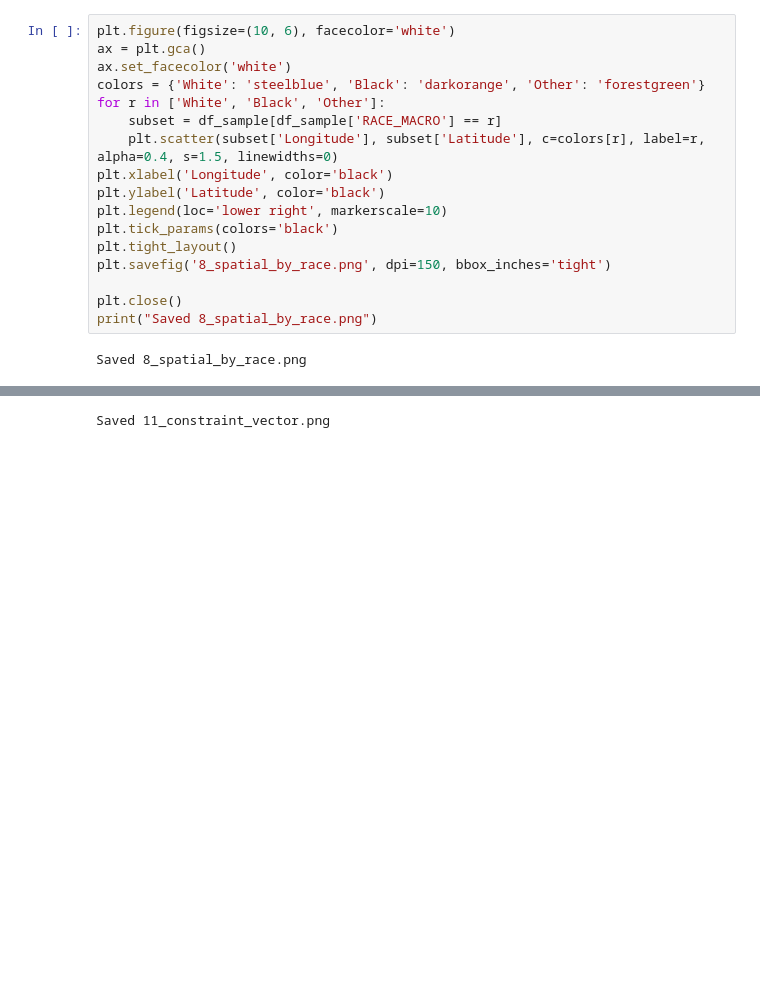
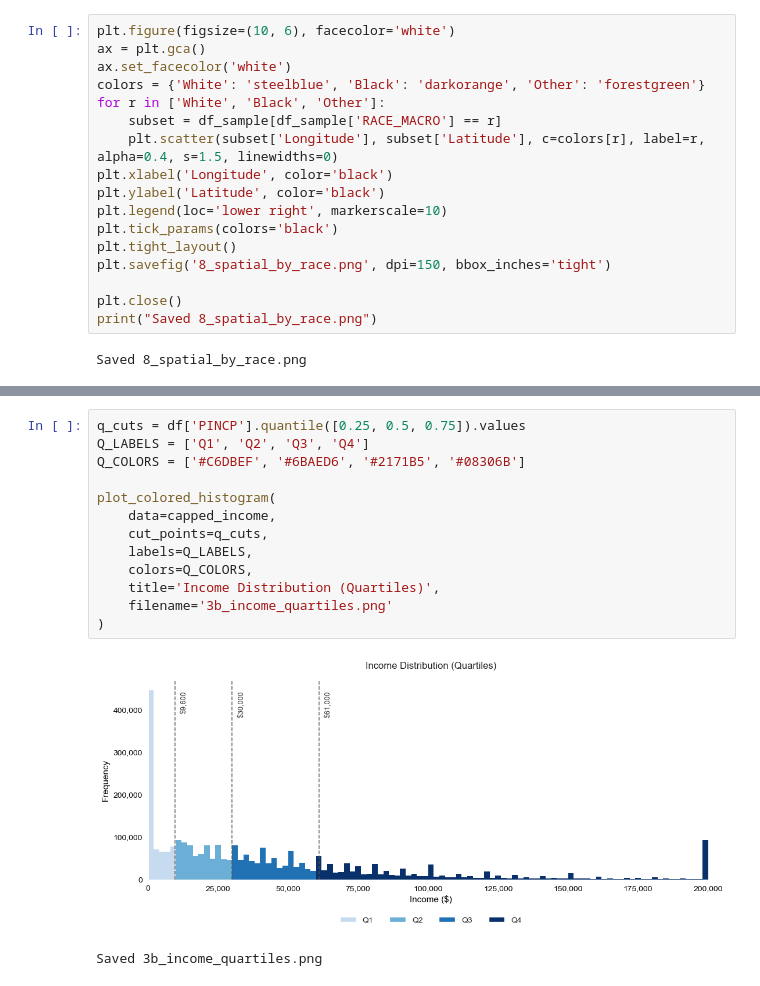
Before and after one commit to PeeterTarvas/MastersThesis, a Jupyter notebook: datasets.ipynb, the cells around one changed output, grey strips where cells are left out. Saved outputs shown, nothing was run; the diff lists cells and outputs as text; blank space fills up the shorter version.

```diff
--- a/datasets.ipynb
+++ b/datasets.ipynb
@@ -333,3 +406,16 @@ Saved 10_disparity_kde.png
 # %%
+q_cuts = df['PINCP'].quantile([0.25, 0.5, 0.75]).values
+Q_LABELS = ['Q1', 'Q2', 'Q3', 'Q4']
+Q_COLORS = ['#C6DBEF', '#6BAED6', '#2171B5', '#08306B']
+
+plot_colored_histogram(
+    data=capped_income,
+    cut_points=q_cuts,
+    labels=Q_LABELS,
+    colors=Q_COLORS,
+    title='Income Distribution (Quartiles)',
+    filename='3b_income_quartiles.png'
+)
 # %% [output]
+[figure, added]
-Saved 11_constraint_vector.png
+Saved 3b_income_quartiles.png
```
Also changed, not shown: parts of 5 cells of this notebook, 6 other files.
